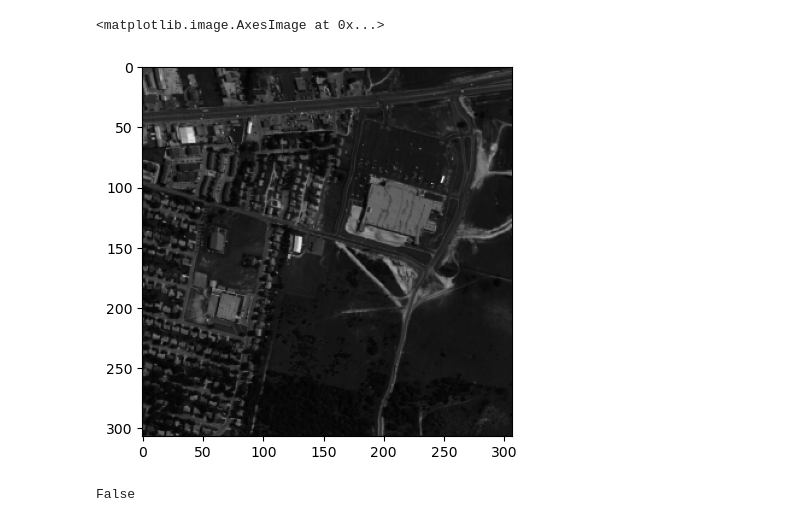
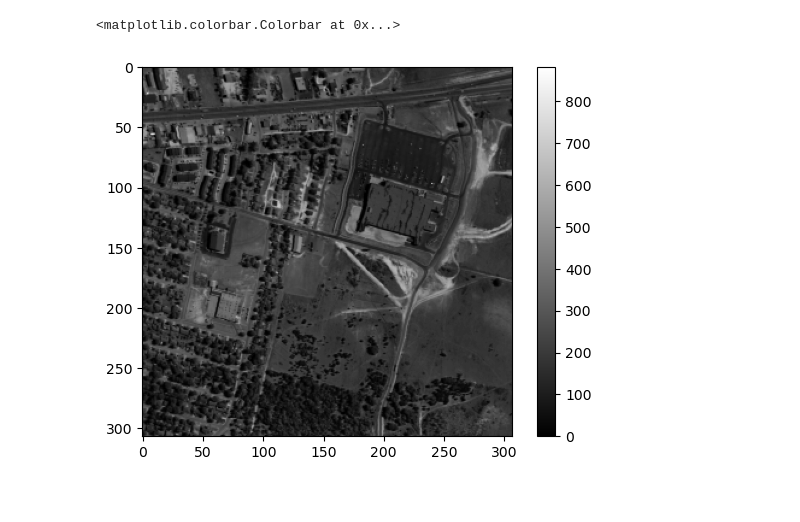
Before and after one commit to waqasbinhamed/seminmf, a Jupyter notebook: real.ipynb, the cells around one changed output. Saved outputs shown, nothing was run; the diff lists cells and outputs as text; code cells hidden in the pictures.

```diff
--- a/real.ipynb
+++ b/real.ipynb
@@ -24,11 +22,8 @@ plt.colorbar()
 # %%
 X3d = X.reshape(m, num_col, num_col, order='F') # order specified to match MATLAB
 # %%
-plt.imshow(X3d[40, :, :], cmap='gray')
+plt.imshow(X3d[100, :, :], cmap='gray')
+plt.colorbar()
 # %% [output]
-<matplotlib.image.AxesImage at 0x...>
+<matplotlib.colorbar.Colorbar at 0x...>
-[figure, old version]
+[figure, new version]
-# %%
-(X3d[40, :, :] == img).all()
-# %% [output]
-False
```
Also changed, not shown: parts of 17 cells of this notebook, 1 other file.
